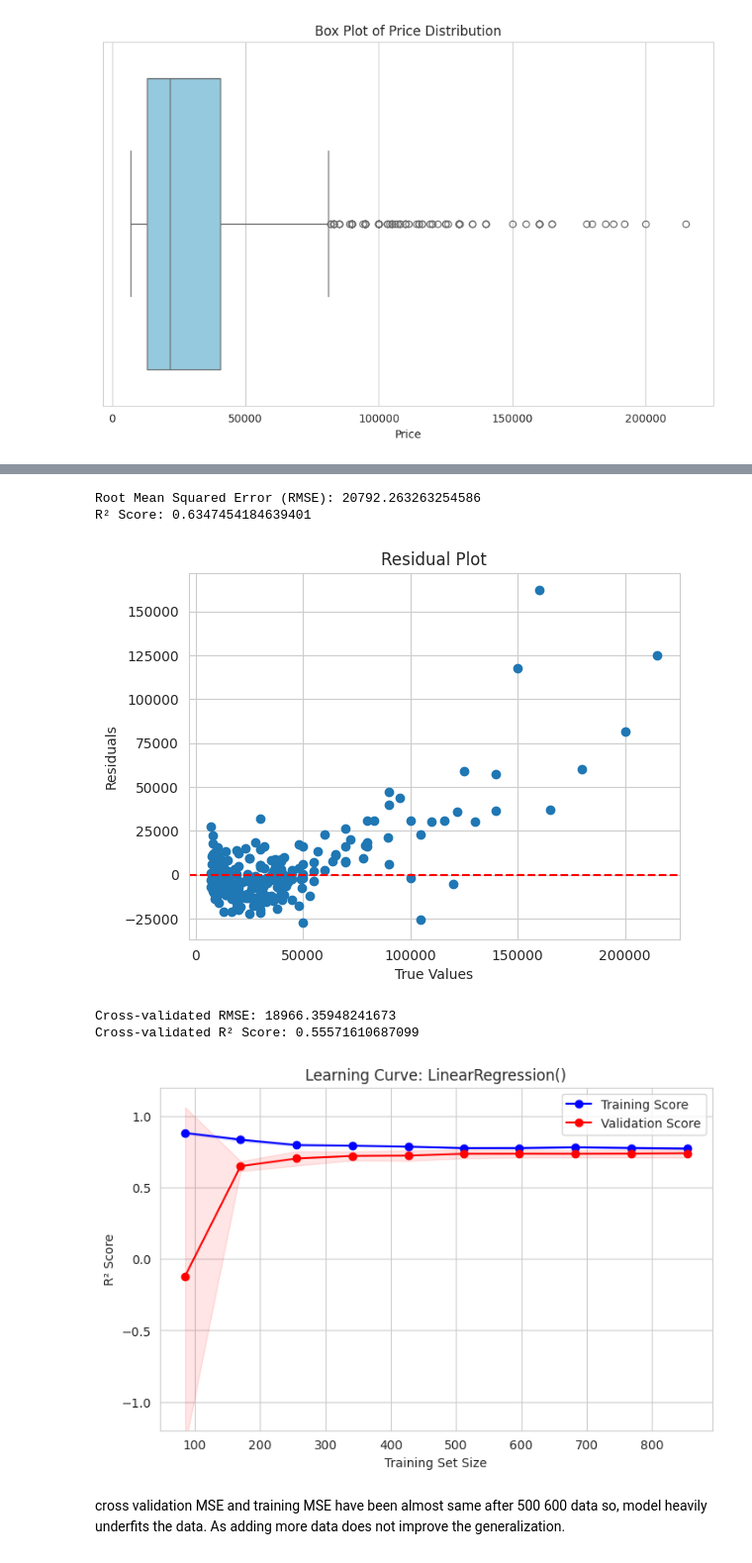
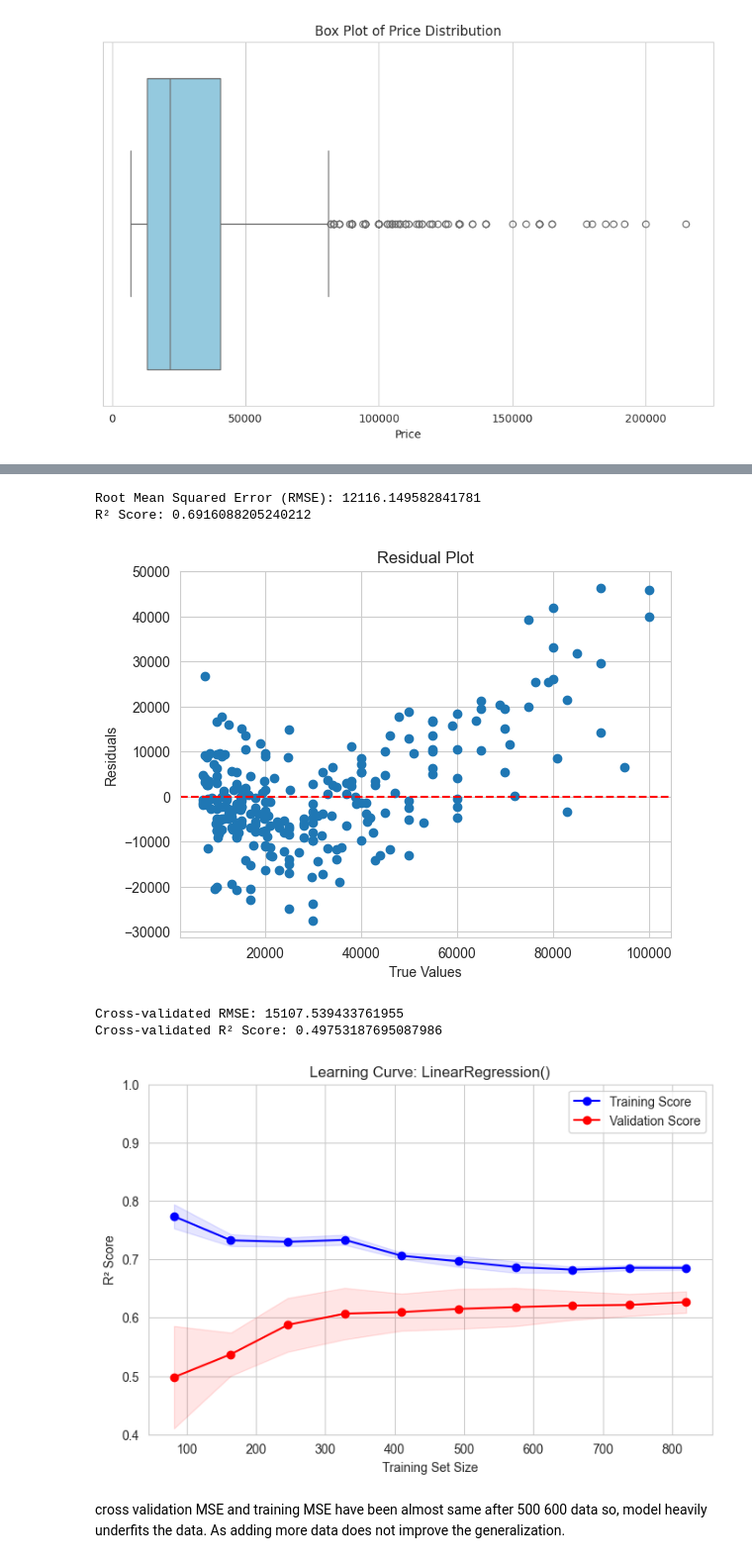
Before and after one commit to nischalg8/regression-analysis, a Jupyter notebook: MPP.ipynb, the cells around one changed output, grey strips where cells are left out. Shown at 99% size. Cells and saved outputs as stored; diff of their text form; code cells hidden in the pictures.

```diff
--- a/MPP.ipynb
+++ b/MPP.ipynb
@@ -674,3 +705,0 @@ plt.show()
-# %%
-X=df.drop(columns='Rating')
-X
@@ -713,27 +708,27 @@ from sklearn.model_selection import train_test_split
 from sklearn.preprocessing import StandardScaler, OneHotEncoder
 import pandas as pd
 
-
-
 categorical_columns = ['Brand', 'Processor']
 encoding = OneHotEncoder(sparse_output=False).set_output(transform='pandas')
-transformed = encoding.fit_transform(X[categorical_columns])
+transformed = encoding.fit_transform(df[categorical_columns])
 
 # one hot encoding only to categorical columns and concating with the original dataframe
-concated_newdf = pd.concat([X, transformed], axis=1).drop(columns=categorical_columns)
+concated_newdf = pd.concat([df, transformed], axis=1).drop(columns=categorical_columns)
 
 # target variable in Y
 Y = concated_newdf['Price']
-X = concated_newdf.drop(columns='Price')
+X_transformed = concated_newdf.drop(columns='Price')
 
 # scaled numerical columns
 scaler1 = StandardScaler()
-X[['Spec_score', 'Ram', 'Battery', 'Display', 'Inbuilt_memory', 'Width', 'Height',
+X_transformed[[
+   'Ram', 'Battery', 'Display', 'Inbuilt_memory',
    'Back Camera MP', 'Front Camera MP', 'Number of Rear Camera', 'PPI']] = \
-    scaler1.fit_transform(X[['Spec_score', 'Ram', 'Battery', 'Display', 'Inbuilt_memory',
-                            'Width', 'Height', 'Back Camera MP', 'Front Camera MP',
+    scaler1.fit_transform(X_transformed[[
+        'Ram', 'Battery', 'Display', 'Inbuilt_memory',
+                            'Back Camera MP', 'Front Camera MP',
                             'Number of Rear Camera', 'PPI']])
 
 
-print(X.shape, Y.shape)
+print(X_transformed.shape, Y.shape)
 # %% [output]
@@ -764,7 +780,7 @@ def plot_learning_curve(model, X, Y, title):
     plt.plot(train_sizes, test_mean, "o-", color="red", label="Validation Score")
     plt.fill_between(train_sizes, train_mean - train_std, train_mean + train_std, alpha=0.1, color="blue")
     plt.fill_between(train_sizes, test_mean - test_std, test_mean + test_std, alpha=0.1, color="red")
-    plt.ylim(-1.2 , 1.2)
+    plt.ylim(0.4 , 1)
     plt.title(f"Learning Curve: {title}")
     plt.xlabel("Training Set Size")
     plt.ylabel("R² Score")
@@ -803,16 +819,16 @@ def train_model(model, X, Y):
     print(f"Cross-validated R² Score: {cv_r2_scores.mean()}")
 
     plot_learning_curve(model,X_train,Y_train,(model))
-    return r2,rmse
+    return r2,rmse, cv_r2_scores.mean(), cv_rmse.mean()
 # %%
-linear_r2, linear_rmse = train_model(LinearRegression(), X, Y)
+linear_r2, linear_rmse, linear_cv_r2, linear_cv_rmse = train_model(LinearRegression(), X_transformed, Y)
 # %% [output]
-Root Mean Squared Error (RMSE): 20792.263263254586
-R² Score: 0.6347454184639401
+Root Mean Squared Error (RMSE): 12116.149582841781
+R² Score: 0.6916088205240212
-[figure, old version]
+[figure, new version]
-Cross-validated RMSE: 18966.35948241673
-Cross-validated R² Score: 0.55571610687099
+Cross-validated RMSE: 15107.539433761955
+Cross-validated R² Score: 0.49753187695087986
-[figure, old version]
+[figure, new version]
 # %% [markdown]
 cross validation MSE and training MSE have been almost same after 500 600 data so, model heavily underfits the data. As adding more data does not improve the generalization.
 # %%
```
Also changed, not shown: parts of 37 cells of this notebook, 3 other files.
